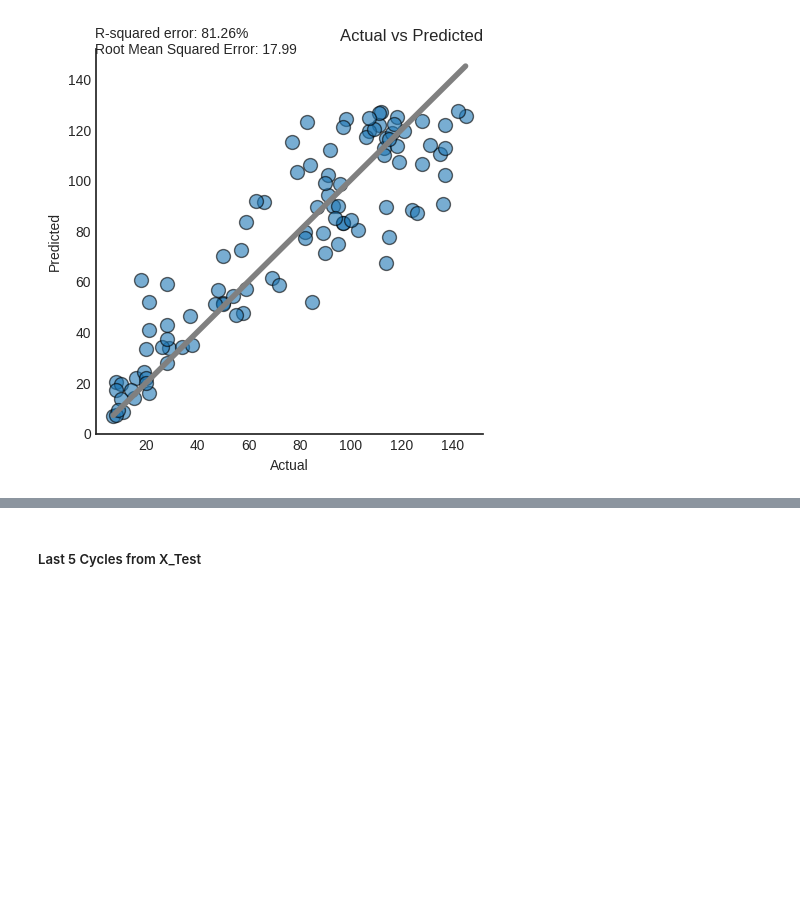
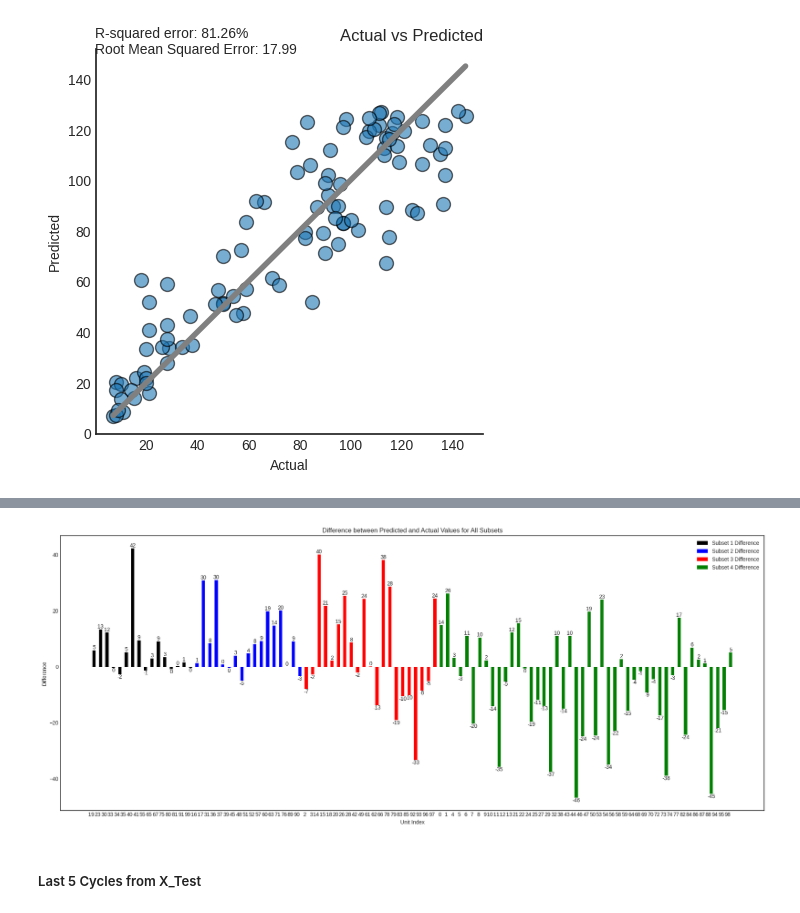
Before and after one commit to SarantisPapachrist/Diploma-Thesis, a Jupyter notebook: Turbofan_Jet_Engine/Random_Forest_Regression.ipynb, the cells around one changed output, grey strips where cells are left out. Drawn from its saved outputs; the diff is of its cells as text; code cells hidden in the pictures; blank space fills up the shorter version.

```diff
--- a/Turbofan_Jet_Engine/Random_Forest_Regression.ipynb
+++ b/Turbofan_Jet_Engine/Random_Forest_Regression.ipynb
@@ -420,3 +620,44 @@ sns.despine()
+# %%
+diff_subset1 = rf_subset1_pred - subset_1['RUL']
+diff_subset2 = rf_subset2_pred - subset_2['RUL']
+diff_subset3 = rf_subset3_pred - subset_3['RUL']
+diff_subset4 = rf_subset4_pred - subset_4['RUL']
+
+fig, ax = plt.subplots(figsize=(19, 8))
+
+bar_width = 0.5
+
+subset_1_bar_positions = np.linspace(0, len(subset_1_indices) - 1, num=len(subset_1_indices))
+bars1 = ax.bar(subset_1_bar_positions, diff_subset1, bar_width, label='Subset 1 Difference', color='black')
+
+subset_2_bar_positions = np.linspace(0, len(subset_2_indices) - 1, num=len(subset_2_indices)) + len(subset_1_indices)
+bars2 = ax.bar(subset_2_bar_positions, diff_subset2, bar_width, label='Subset 2 Difference', color='blue')
+
+subset_3_bar_positions = np.linspace(0, len(subset_3_indices) - 1, num=len(subset_3_indices)) + len(subset_1_indices) + len(subset_2_indices)
+bars3 = ax.bar(subset_3_bar_positions, diff_subset3, bar_width, label='Subset 3 Difference', color='red')
+
+subset_4_bar_positions = np.linspace(0, len(subset_4_indices) - 1, num=len(subset_4_indices)) + len(subset_1_indices) + len(subset_2_indices) + len(subset_3_indices)
+bars4 = ax.bar(subset_4_bar_positions, diff_subset4, bar_width, label='Subset 4 Difference', color='green')
+
+for bars, diffs in zip([bars1, bars2, bars3, bars4], [diff_subset1, diff_subset2, diff_subset3, diff_subset4]):
+    for bar, diff in zip(bars, diffs):
+        va = 'top' if diff < 0 else 'bottom'
+        ax.text(bar.get_x() + bar.get_width() / 2, bar.get_height(), f'{int(diff)}', ha='center', va=va)
+
+ax.set_xlabel('Unit Index')
+ax.set_ylabel('Difference')
+ax.set_title('Difference between Predicted and Actual Values for All Subsets')
+
+all_bar_positions = np.concatenate([subset_1_bar_positions, subset_2_bar_positions, subset_3_bar_positions, subset_4_bar_positions])
+all_tick_labels = np.concatenate([subset_1_indices, subset_2_indices, subset_3_indices, subset_4_indices])
+ax.set_xticks(all_bar_positions)
+ax.set_xticklabels(all_tick_labels, ha='right')
+
+ax.legend()
+plt.tight_layout()
+plt.show()
+# %% [output]
+[figure, added]
 # %% [markdown]
 ##### Last 5 Cycles from X_Test
 # %%
```
Also changed, not shown: parts of 10 cells of this notebook.
